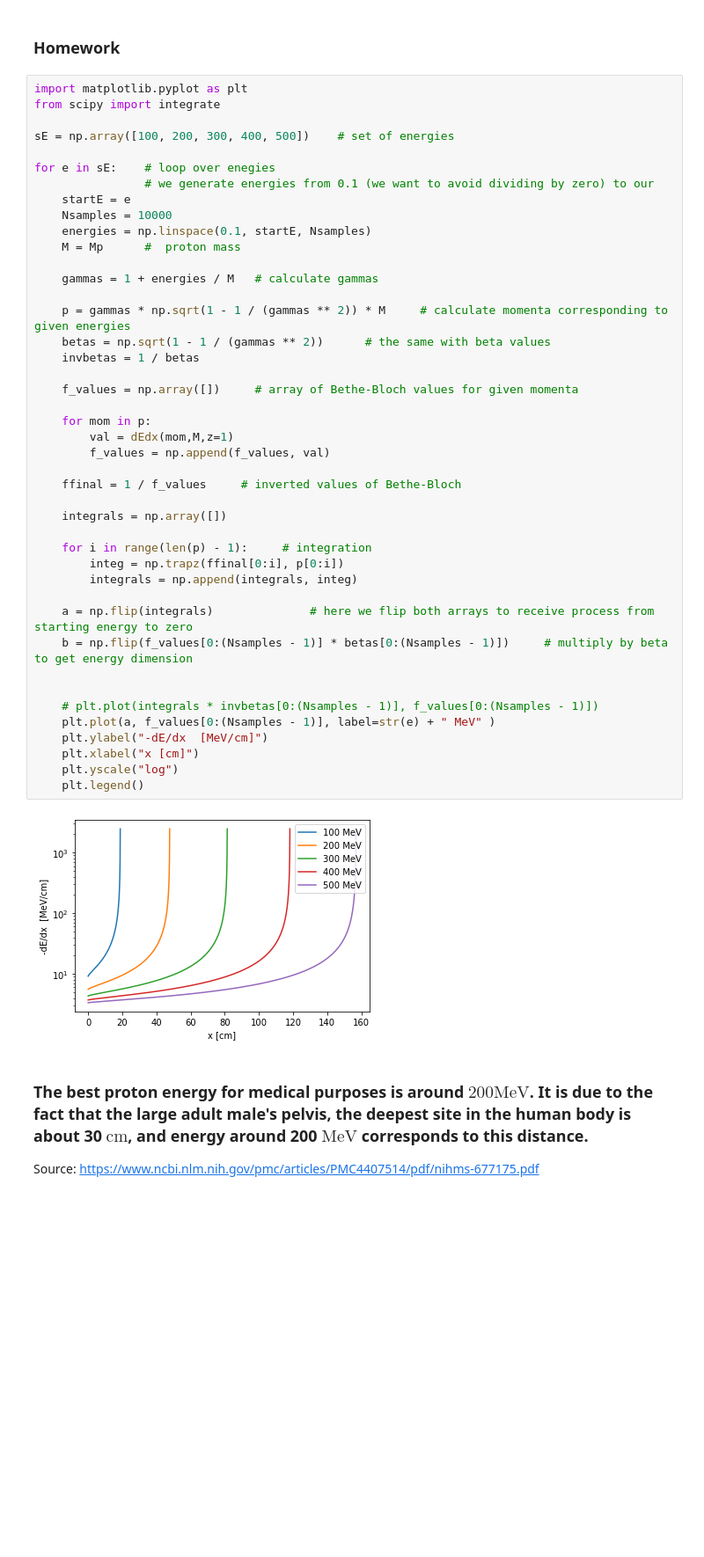
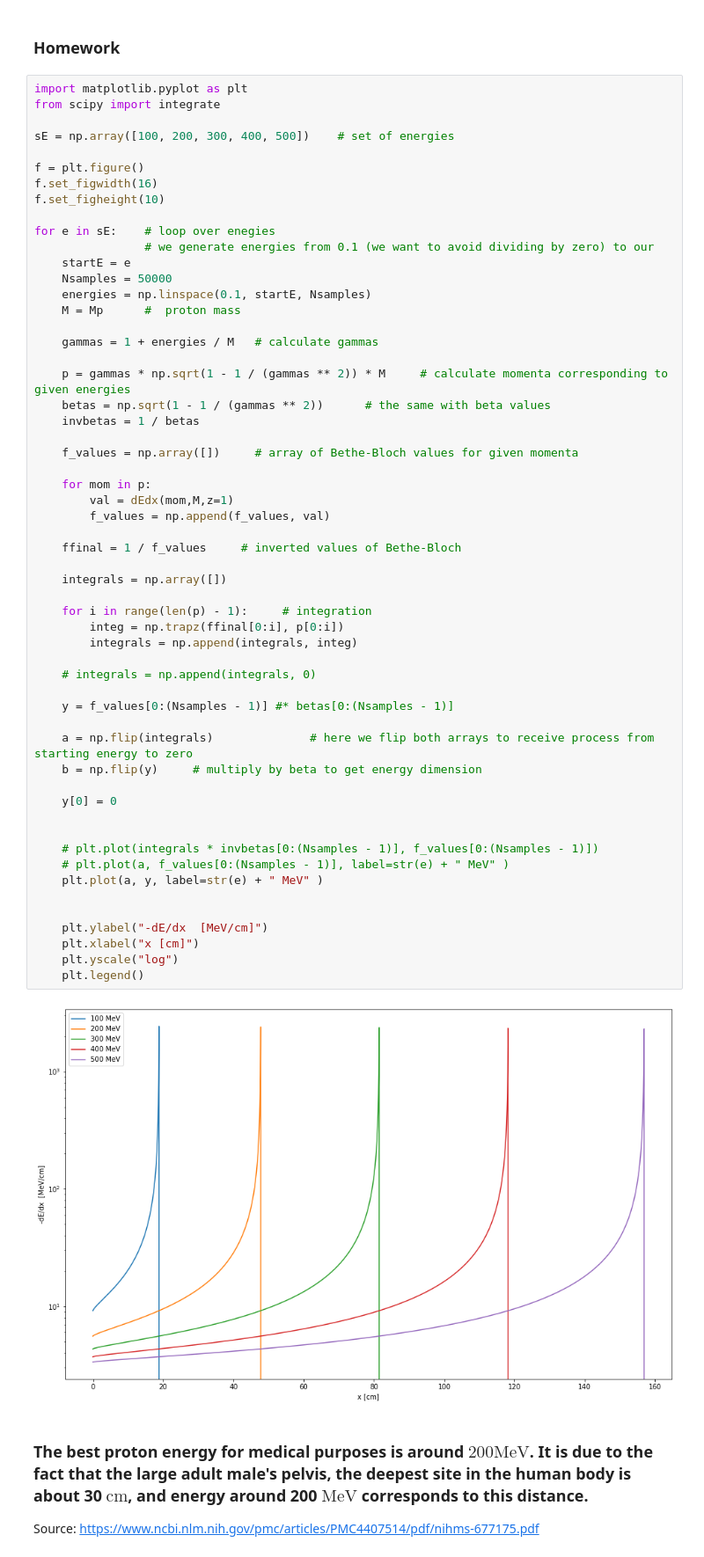
Before and after one commit to draczew23/MPPE_homeworks, a Jupyter notebook: hom3.ipynb, the cells around one changed output. Shown at 88% size. Saved outputs shown, nothing was run; the diff lists cells and outputs as text; blank space fills up the shorter version.

Commit message:
hom3 probably repaired, there is a very thin bragg peak, which corresponds to proper values of energy and distance

```diff
--- a/hom3.ipynb
+++ b/hom3.ipynb
@@ -299,45 +299,58 @@ from scipy import integrate
 
 sE = np.array([100, 200, 300, 400, 500])    # set of energies
 
+f = plt.figure()
+f.set_figwidth(16)
+f.set_figheight(10)
+
 for e in sE:    # loop over enegies
                 # we generate energies from 0.1 (we want to avoid dividing by zero) to our
     startE = e
-    Nsamples = 10000
+    Nsamples = 50000
     energies = np.linspace(0.1, startE, Nsamples)
     M = Mp      #  proton mass
 
     gammas = 1 + energies / M   # calculate gammas
 
     p = gammas * np.sqrt(1 - 1 / (gammas ** 2)) * M     # calculate momenta corresponding to given energies
     betas = np.sqrt(1 - 1 / (gammas ** 2))      # the same with beta values
     invbetas = 1 / betas
 
     f_values = np.array([])     # array of Bethe-Bloch values for given momenta
 
     for mom in p:
         val = dEdx(mom,M,z=1)
         f_values = np.append(f_values, val)
 
     ffinal = 1 / f_values     # inverted values of Bethe-Bloch
 
     integrals = np.array([])
 
     for i in range(len(p) - 1):     # integration
         integ = np.trapz(ffinal[0:i], p[0:i])
         integrals = np.append(integrals, integ)
 
+    # integrals = np.append(integrals, 0)
+
+    y = f_values[0:(Nsamples - 1)] #* betas[0:(Nsamples - 1)]
+
     a = np.flip(integrals)              # here we flip both arrays to receive process from starting energy to zero
-    b = np.flip(f_values[0:(Nsamples - 1)] * betas[0:(Nsamples - 1)])     # multiply by beta to get energy dimension
+    b = np.flip(y)     # multiply by beta to get energy dimension
+
+    y[0] = 0
 
 
     # plt.plot(integrals * invbetas[0:(Nsamples - 1)], f_values[0:(Nsamples - 1)])
-    plt.plot(a, f_values[0:(Nsamples - 1)], label=str(e) + " MeV" )
+    # plt.plot(a, f_values[0:(Nsamples - 1)], label=str(e) + " MeV" )
+    plt.plot(a, y, label=str(e) + " MeV" )
+
+
     plt.ylabel("-dE/dx  [MeV/cm]")
     plt.xlabel("x [cm]")
     plt.yscale("log")
     plt.legend()
 # %% [output]
-[figure, old version]
+[figure, new version]
 # %% [markdown]
 ### The best proton energy for medical purposes is around $200 \mathrm{MeV}$. It is due to the fact that the large adult male's pelvis, the deepest site in the human body is about 30 $\mathrm{cm}$, and energy around 200 $\mathrm{MeV}$ corresponds to this distance.
 
```
Also changed, not shown: parts of 2 cells of this notebook.
